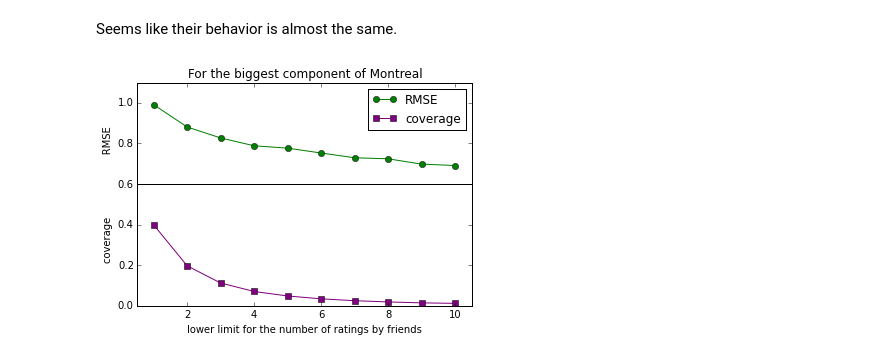
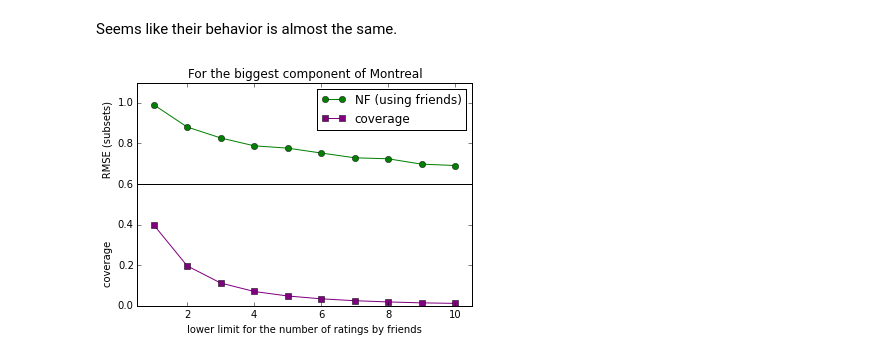
Before and after one commit to suhanree/network-recommender, a Jupyter notebook: code/EDA.ipynb, the cells around one changed output. Cells and saved outputs as stored; diff of their text form; code cells hidden in the pictures.

```diff
--- a/code/EDA.ipynb
+++ b/code/EDA.ipynb
@@ -680,26 +707,26 @@ array([ 1.1164795 ,  1.11277415,  1.06140494,  1.05461539,  0.97384244,
 ### How the lower limit for the number of ratings by friends changes the RMSE and the % of predicted.
 # %%
 # By running the model, results are produced already: city0_limit, city1_limit, city3_limit.
-limit0 = np.loadtxt('../fig/city0_limit')
-limit1 = np.loadtxt('../fig/city1_limit')
-limit3 = np.loadtxt('../fig/city3_limit')
+limit0 = np.loadtxt('../fig/fig_data/city0_limit')
+limit1 = np.loadtxt('../fig/fig_data/city1_limit')
+limit3 = np.loadtxt('../fig/fig_data/city3_limit')
 # %% [markdown]
 Seems like their behavior is almost the same.
 # %%
 
 plt.title('For the biggest component of Montreal')
 plt.ylim(0, 1.1)
 plt.xlim(0.5,10.5)
 plt.xlabel('lower limit for the number of ratings by friends')
-plt.ylabel('coverage                    RMSE')
+plt.ylabel('coverage                    RMSE (subsets)')
 #plt.plot(limit0[:,0], limit0[:,1])
 #plt.plot(limit1[:,0], limit1[:,1], marker='', color='b', label='Las Vegas')
-plt.plot(limit3[:,0], limit3[:,2], marker='o', color='g', label='RMSE')
+plt.plot(limit3[:,0], limit3[:,2], marker='o', color='g', label='NF (using friends)')
 plt.plot(limit3[:,0], limit3[:,1], marker='s', color='purple', label='coverage')
 plt.plot([0,11], [0.6,0.6], color='black')
 #plt.plot(limit0[:,0], limit0[:,2])
 #plt.plot(limit1[:,0], limit1[:,2])
 plt.legend()
 plt.savefig('../fig/limit.png', dpi=200)
 # %% [output]
-[figure, old version]
+[figure, new version]
```
Also changed, not shown: parts of 23 cells of this notebook, 9 other files.
